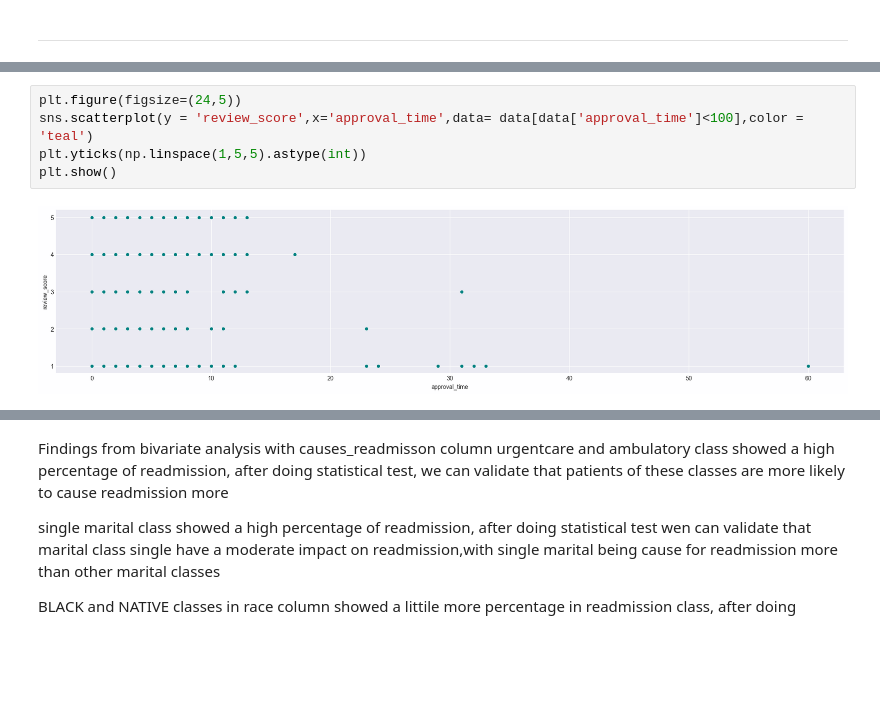
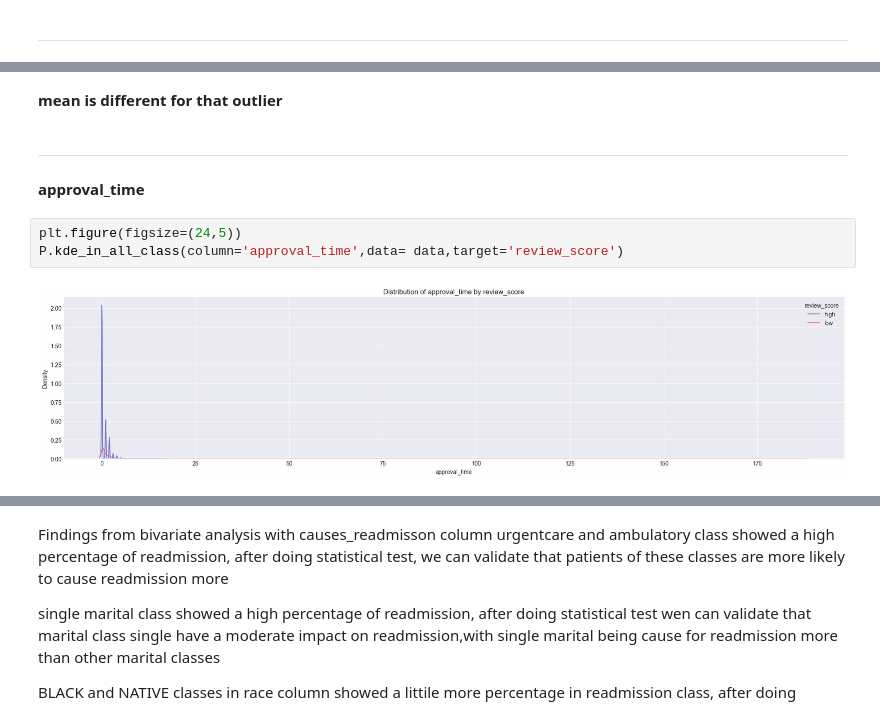
Before and after one commit to IamRaNo/my-personal-projects, a Jupyter notebook: olist review analysis/notebooks/pandas_analysis.ipynb, the cells around one changed output, grey strips where cells are left out. Drawn from its saved outputs; the diff is of its cells as text; blank space fills up the shorter version.

```diff
--- a/olist review analysis/notebooks/pandas_analysis.ipynb
+++ b/olist review analysis/notebooks/pandas_analysis.ipynb
@@ -409,7 +445,11 @@ plt.show()
+# %% [markdown]
+**mean is different for that outlier**
+# %% [markdown]
+***
+# %% [markdown]
+**approval_time**
 # %%
 plt.figure(figsize=(24,5))
-sns.scatterplot(y = 'review_score',x='approval_time',data= data[data['approval_time']<100],color = 'teal')
-plt.yticks(np.linspace(1,5,5).astype(int))
-plt.show()
+P.kde_in_all_class(column='approval_time',data= data,target='review_score')
 # %% [output]
-[figure, old version]
+[figure, new version]
```
Also changed, not shown: parts of 38 cells of this notebook.
